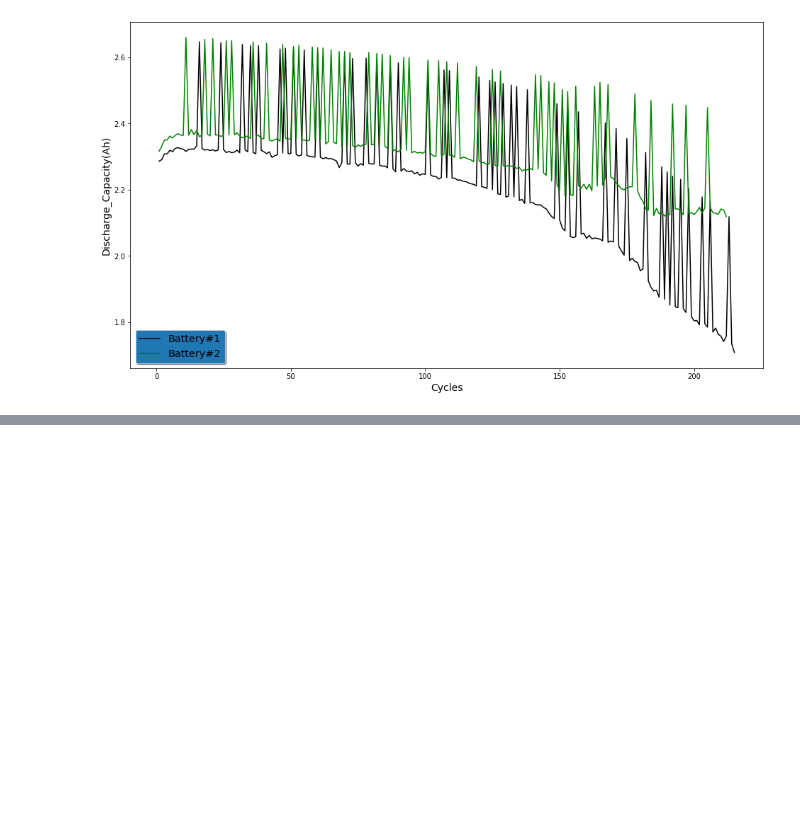
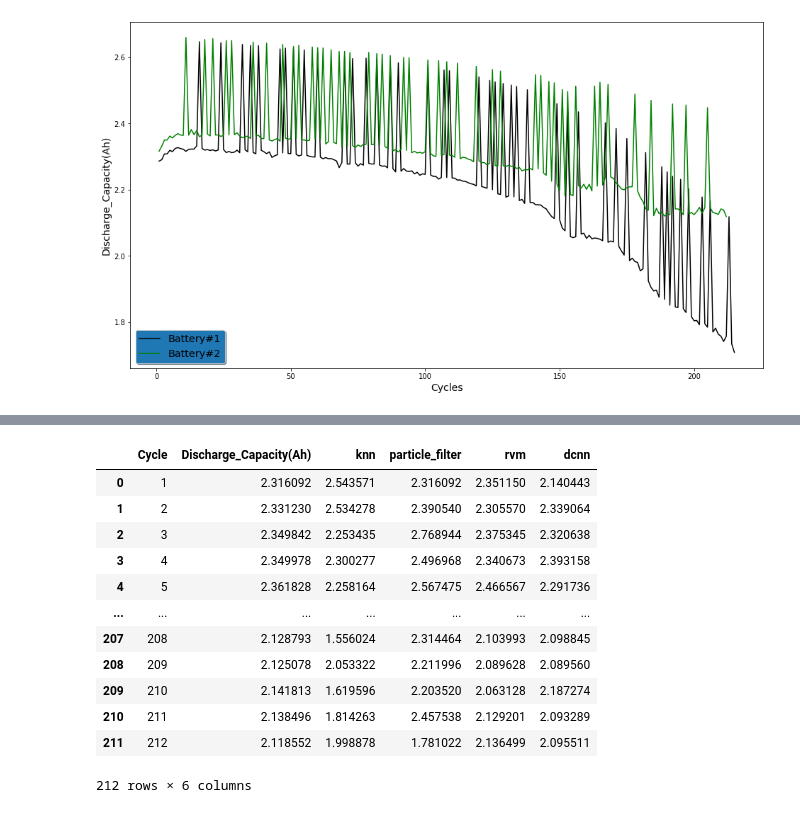
Before and after one commit to quang-ng/thesis-2020, a Jupyter notebook: jupyter_notebooks/draw_discharge_cap.ipynb, the cells around one changed output, grey strips where cells are left out. Saved outputs shown, nothing was run; the diff lists cells and outputs as text; code cells hidden in the pictures; blank space fills up the shorter version.

```diff
--- a/jupyter_notebooks/draw_discharge_cap.ipynb
+++ b/jupyter_notebooks/draw_discharge_cap.ipynb
@@ -113,0 +138,16 @@ plt.show()
+# %%
+channel_8
+# %% [output]
+|  | Cycle | Discharge_Capacity(Ah) | knn | particle_filter | rvm | dcnn |
+| 0 | 1 | 2.316092 | 2.543571 | 2.316092 | 2.351150 | 2.140443 |
+| 1 | 2 | 2.331230 | 2.534278 | 2.390540 | 2.305570 | 2.339064 |
+| 2 | 3 | 2.349842 | 2.253435 | 2.768944 | 2.375345 | 2.320638 |
+| 3 | 4 | 2.349978 | 2.300277 | 2.496968 | 2.340673 | 2.393158 |
+| 4 | 5 | 2.361828 | 2.258164 | 2.567475 | 2.466567 | 2.291736 |
+| ... | ... | ... | ... | ... | ... | ... |
+| 207 | 208 | 2.128793 | 1.556024 | 2.314464 | 2.103993 | 2.098845 |
+| 208 | 209 | 2.125078 | 2.053322 | 2.211996 | 2.089628 | 2.089560 |
+| 209 | 210 | 2.141813 | 1.619596 | 2.203520 | 2.063128 | 2.187274 |
+| 210 | 211 | 2.138496 | 1.814263 | 2.457538 | 2.129201 | 2.093289 |
+| 211 | 212 | 2.118552 | 1.998878 | 1.781022 | 2.136499 | 2.095511 |
+212 rows × 6 columns
```
Also changed, not shown: parts of 31 cells of this notebook, 43 other files.
